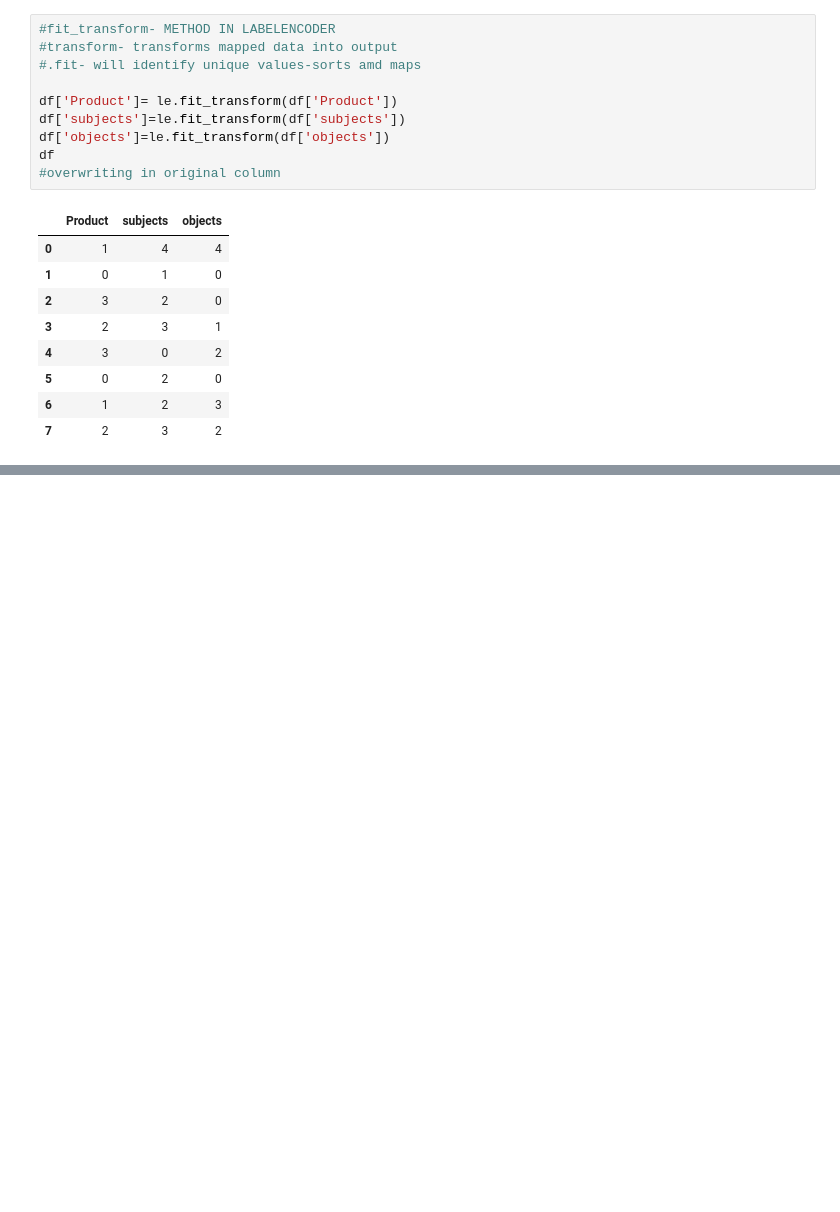
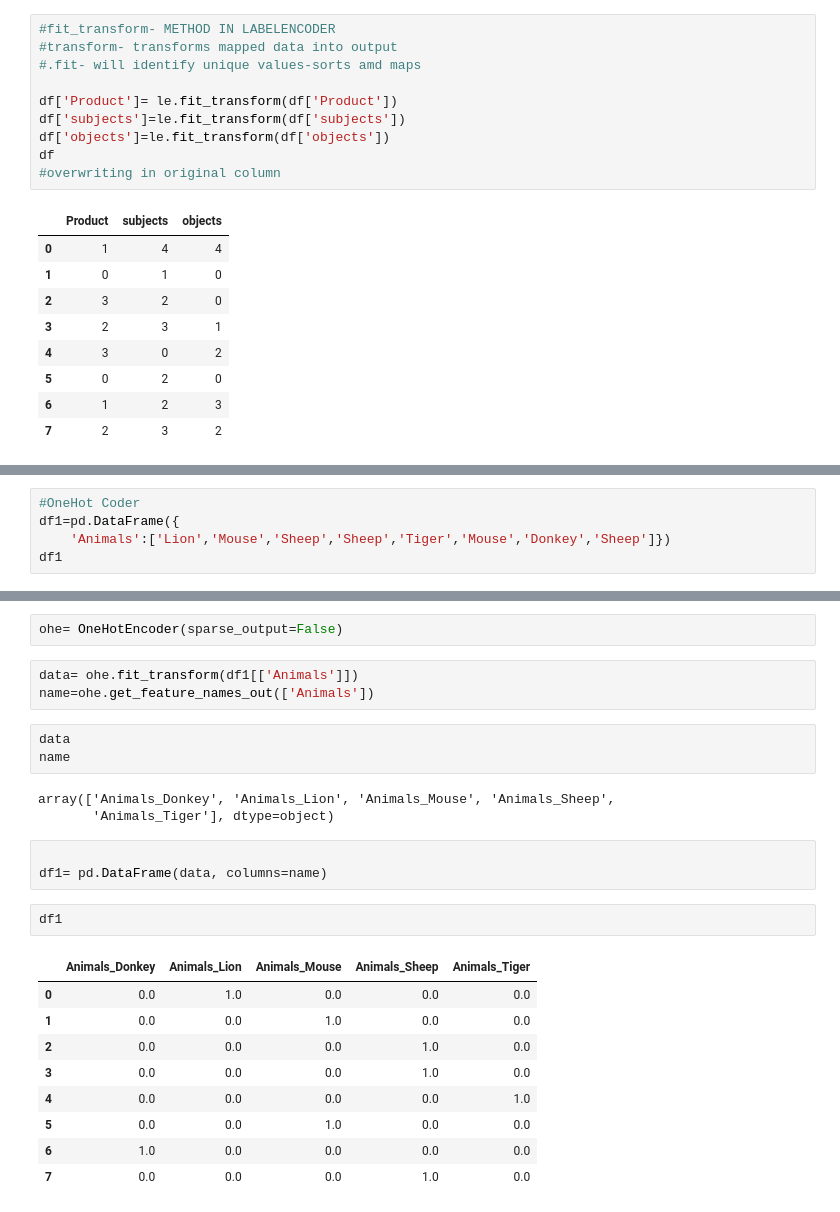
Before and after one commit to hipparagiaishwarya2130-lang/datascience, a Jupyter notebook: Encoding.ipynb, the cells around one changed output, grey strips where cells are left out. Drawn from its saved outputs; the diff is of its cells as text; blank space fills up the shorter version.

```diff
--- a/Encoding.ipynb
+++ b/Encoding.ipynb
@@ -70,0 +69,5 @@ ferwlghjyekiymjwnthbrgavefctr
+# %%
+#OneHot Coder
+df1=pd.DataFrame({
+    'Animals':['Lion','Mouse','Sheep','Sheep','Tiger','Mouse','Donkey','Sheep']})
+df1
@@ -70,0 +84,26 @@ ferwlghjyekiymjwnthbrgavefctr
+# %%
+ohe= OneHotEncoder(sparse_output=False)
+# %%
+data= ohe.fit_transform(df1[['Animals']])
+name=ohe.get_feature_names_out(['Animals'])
+# %%
+data
+name
+# %% [output]
+array(['Animals_Donkey', 'Animals_Lion', 'Animals_Mouse', 'Animals_Sheep',
+       'Animals_Tiger'], dtype=object)
+# %%
+
+df1= pd.DataFrame(data, columns=name)
+# %%
+df1
+# %% [output]
+|  | Animals_Donkey | Animals_Lion | Animals_Mouse | Animals_Sheep | Animals_Tiger |
+| 0 | 0.0 | 1.0 | 0.0 | 0.0 | 0.0 |
+| 1 | 0.0 | 0.0 | 1.0 | 0.0 | 0.0 |
+| 2 | 0.0 | 0.0 | 0.0 | 1.0 | 0.0 |
+| 3 | 0.0 | 0.0 | 0.0 | 1.0 | 0.0 |
+| 4 | 0.0 | 0.0 | 0.0 | 0.0 | 1.0 |
+| 5 | 0.0 | 0.0 | 1.0 | 0.0 | 0.0 |
+| 6 | 1.0 | 0.0 | 0.0 | 0.0 | 0.0 |
+| 7 | 0.0 | 0.0 | 0.0 | 1.0 | 0.0 |
```
Also changed, not shown: parts of 6 cells of this notebook.
